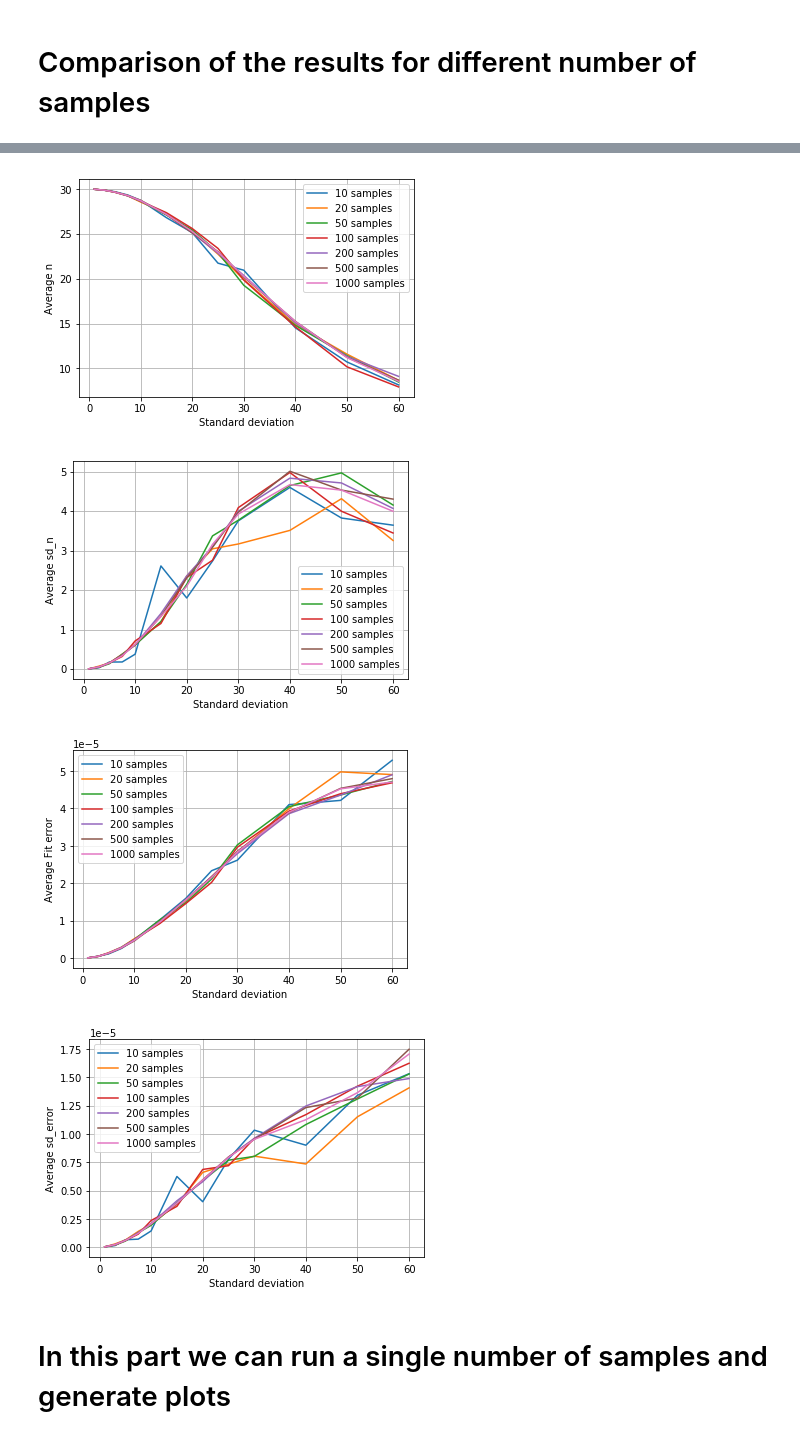
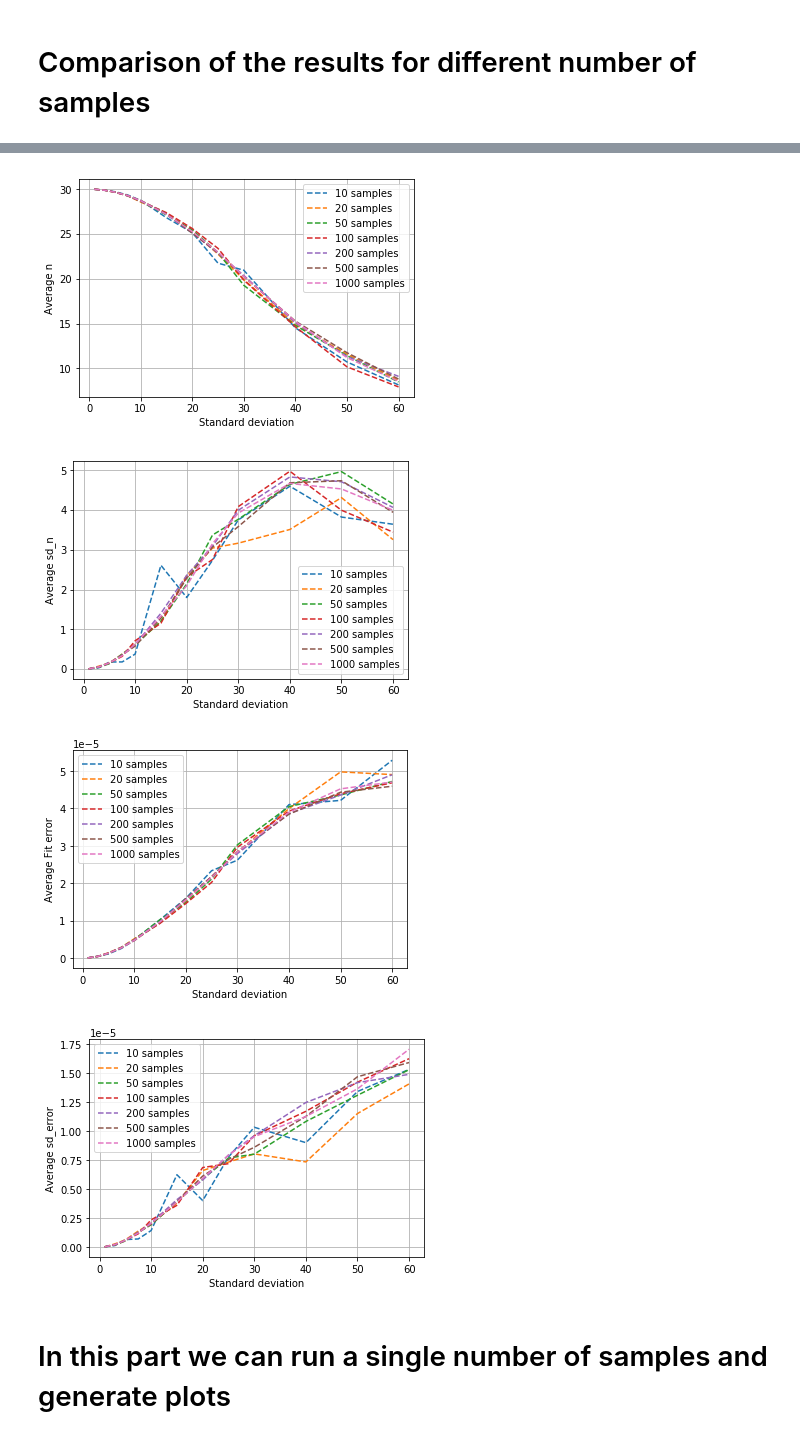
Before and after one commit to auroc10/LBNL, a Jupyter notebook: Ngspice statistics for Ic.ipynb, the cells around one changed output, grey strips where cells are left out. Drawn from its saved outputs; the diff is of its cells as text; code cells hidden in the pictures.

```diff
--- a/Ngspice statistics for Ic.ipynb
+++ b/Ngspice statistics for Ic.ipynb
@@ -263,9 +263,9 @@ def main(Nsample):
     # Saving data from average and sd arrays
     fileaveragename = f'{N} tapes - {Nsample} samples'
     with open(fileaveragename, 'w') as output:
-        output.write('SD\t Ic\t sd_Ic\t n\t sd_n\t Fit_error\t sd_error\n')
+        output.write('SD\t Ic\t sd_Ic\t n\t sd_n\t Fit_error\t sd_error\t max_fiterror_index\t min_fiterror_index\n ')
         for i in range(len(sigma)):
-            output.write(f'{sigma[i]}\t {Ic_array[i]}\t {sd_Ic[i]}\t {n_array[i]}\t {sd_n[i]}\t {Error_fit_array[i]}\t {sd_error[i]}\n')
+            output.write(f'{sigma[i]}\t {Ic_array[i]}\t {sd_Ic[i]}\t {n_array[i]}\t {sd_n[i]}\t {Error_fit_array[i]}\t {sd_error[i]}\t {max_fiterror_index[i]}\t {min_fiterror_index[i]}\n')
 
     # Stop timer
     stop = timeit.default_timer()
@@ -301,70 +301,75 @@ def readfilensample(Nsample):
 # %% [markdown]
 # Comparison of the results for different number of samples
 # %%
-
 %matplotlib inline
 Nsamples = np.array([10,20,50,100,200,500,1000])
 #Nsamples = np.array([200,500,1000])
 for i in range(len(Nsamples)):
     data = readfilensample(Nsamples[i])
     Ic_array = data[:,1]
-    plt.plot(sigma,Ic_array, label = f'{Nsamples[i]} samples')
+    plt.plot(sigma,Ic_array,'--', label = f'{Nsamples[i]} samples')
 plt.ylabel('Average Ic')
 plt.xlabel('Standard deviation')
 plt.legend()
 plt.grid()
+plt.savefig('Different samples-Averaged Ic')
 plt.show()
 
 for i in range(len(Nsamples)):
     data = readfilensample(Nsamples[i])
     sd_Ic = data[:,2]
-    plt.plot(sigma,sd_Ic, label = f'{Nsamples[i]} samples')
+    plt.plot(sigma,sd_Ic,'--', label = f'{Nsamples[i]} samples')
 plt.ylabel('Average sd_Ic')
 plt.xlabel('Standard deviation')
 plt.legend()
 plt.grid()
+plt.savefig('Different samples-Averaged sd_Ic')
 plt.show()
 
 for i in range(len(Nsamples)):
     data = readfilensample(Nsamples[i])
     n_array = data[:,3]
-    plt.plot(sigma,n_array, label = f'{Nsamples[i]} samples')
+    plt.plot(sigma,n_array,'--', label = f'{Nsamples[i]} samples')
 plt.ylabel('Average n')
 plt.xlabel('Standard deviation')
 plt.legend()
 plt.grid()
+plt.savefig('Different samples-Averaged n')
 plt.show()
 
 for i in range(len(Nsamples)):
     data = readfilensample(Nsamples[i])
     sd_n = data[:,4]
-    plt.plot(sigma,sd_n, label = f'{Nsamples[i]} samples')
+    plt.plot(sigma,sd_n,'--', label = f'{Nsamples[i]} samples')
 plt.ylabel('Average sd_n')
 plt.xlabel('Standard deviation')
 plt.legend()
 plt.grid()
+plt.savefig('Different samples-Averaged sd_n')
 plt.show()
 
 for i in range(len(Nsamples)):
     data = readfilensample(Nsamples[i])
     Error_fit_array = data[:,5]
-    plt.plot(sigma,Error_fit_array, label = f'{Nsamples[i]} samples')
+    plt.plot(sigma,Error_fit_array,'--', label = f'{Nsamples[i]} samples')
 plt.ylabel('Average Fit error')
 plt.xlabel('Standard deviation')
 plt.ticklabel_format(style='sci', axis='y', scilimits=(0,0))
 plt.legend()
 plt.grid()
+plt.savefig('Different samples-Averaged Fit error')
 plt.show()
 
 for i in range(len(Nsamples)):
     data = readfilensample(Nsamples[i])
     sd_error = data[:,6]
-    plt.plot(sigma,sd_error, label = f'{Nsamples[i]} samples')
+    plt.plot(sigma,sd_error,'--', label = f'{Nsamples[i]} samples')
 plt.ylabel('Average sd_error')
 plt.xlabel('Standard deviation')
 plt.ticklabel_format(style='sci', axis='y', scilimits=(0,0))
 plt.legend()
 plt.grid()
+plt.savefig('Different samples-Averaged sd_error')
 plt.show()
     #max_fiterror_index = data[:,7]
     #min_fiterror_index = data[:,8]
@@ -374,7 +379,7 @@ plt.show()
-[figure, old version]
+[figure, new version]
-[figure, old version]
+[figure, new version]
-[figure, old version]
+[figure, new version]
-[figure, old version]
+[figure, new version]
 # %% [markdown]
 # In this part we can run a single number of samples and generate plots
 # %%
```
Also changed, not shown: parts of 7 cells of this notebook.
